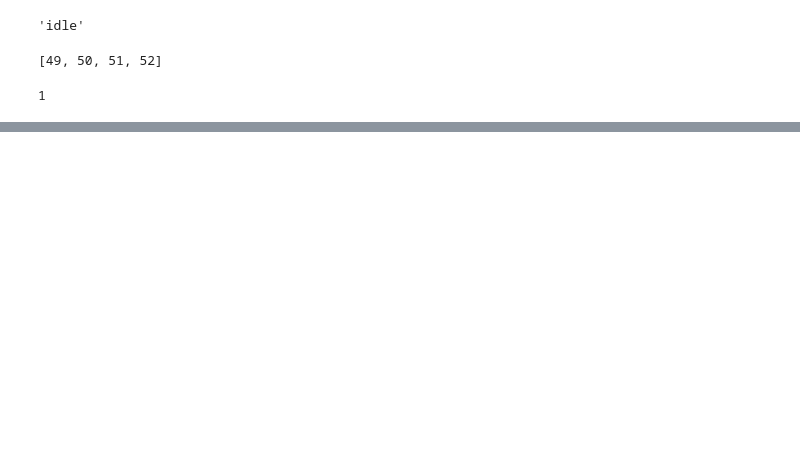
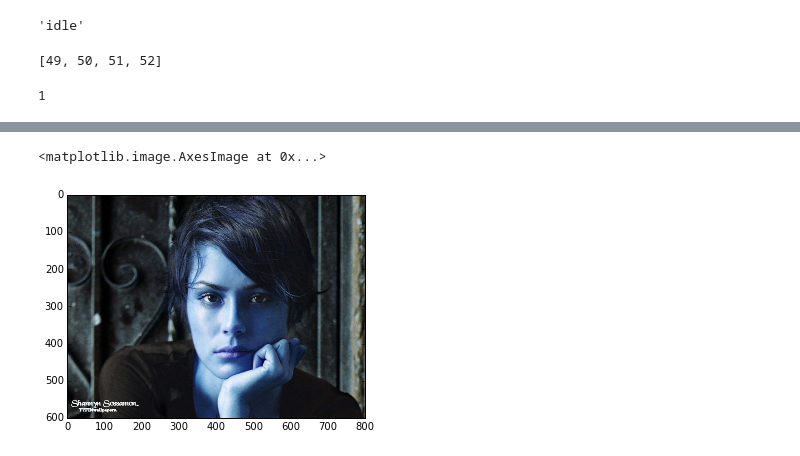
Before and after one commit to anich003/opencv_practice, a Jupyter notebook: scratchpad.ipynb, the cells around one changed output, grey strips where cells are left out. Saved outputs shown, nothing was run; the diff lists cells and outputs as text; code cells hidden in the pictures; blank space fills up the shorter version.

```diff
--- a/scratchpad.ipynb
+++ b/scratchpad.ipynb
@@ -102,0 +122,6 @@ int(chr(49))
+# %%
+cv2_img = cv2.imread('./data/shannyn.jpg')
+plt.imshow(cv2_img)
+# %% [output]
+<matplotlib.image.AxesImage at 0x...>
+[figure, added]
```
Also changed, not shown: parts of 32 cells of this notebook, 2 other files.
